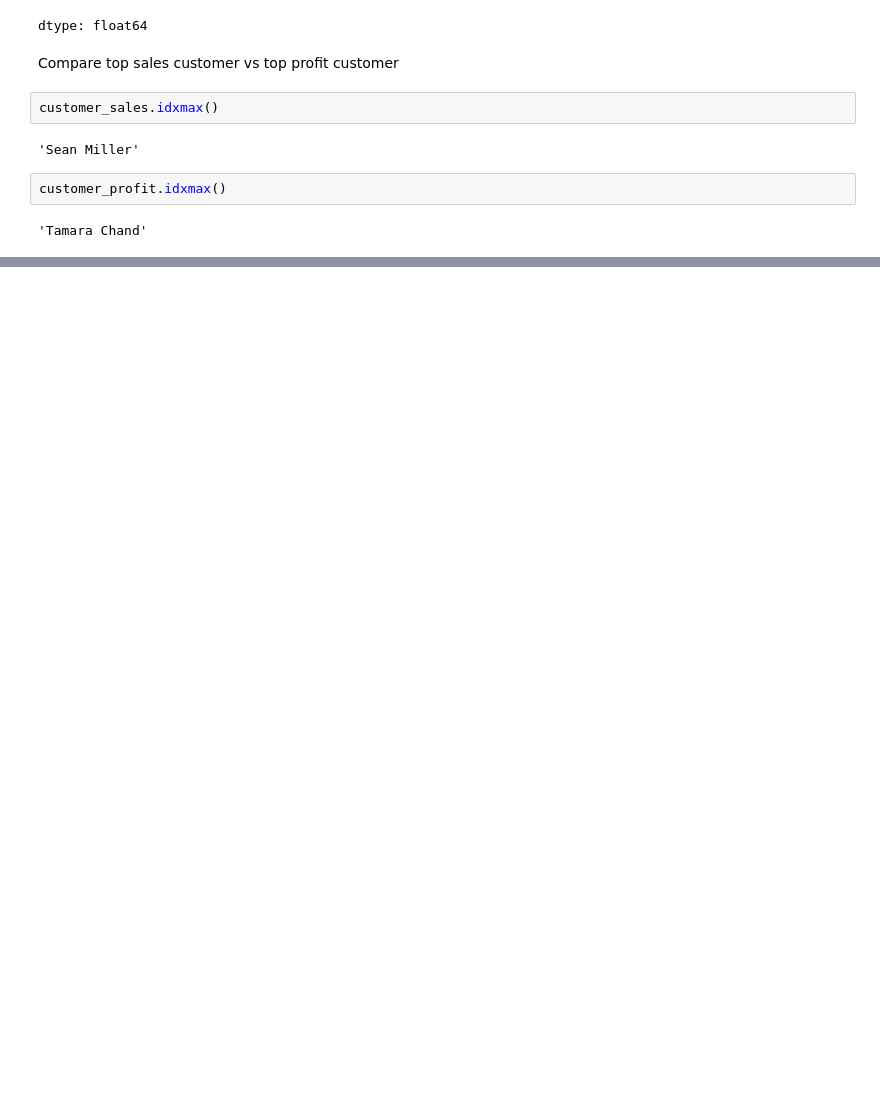
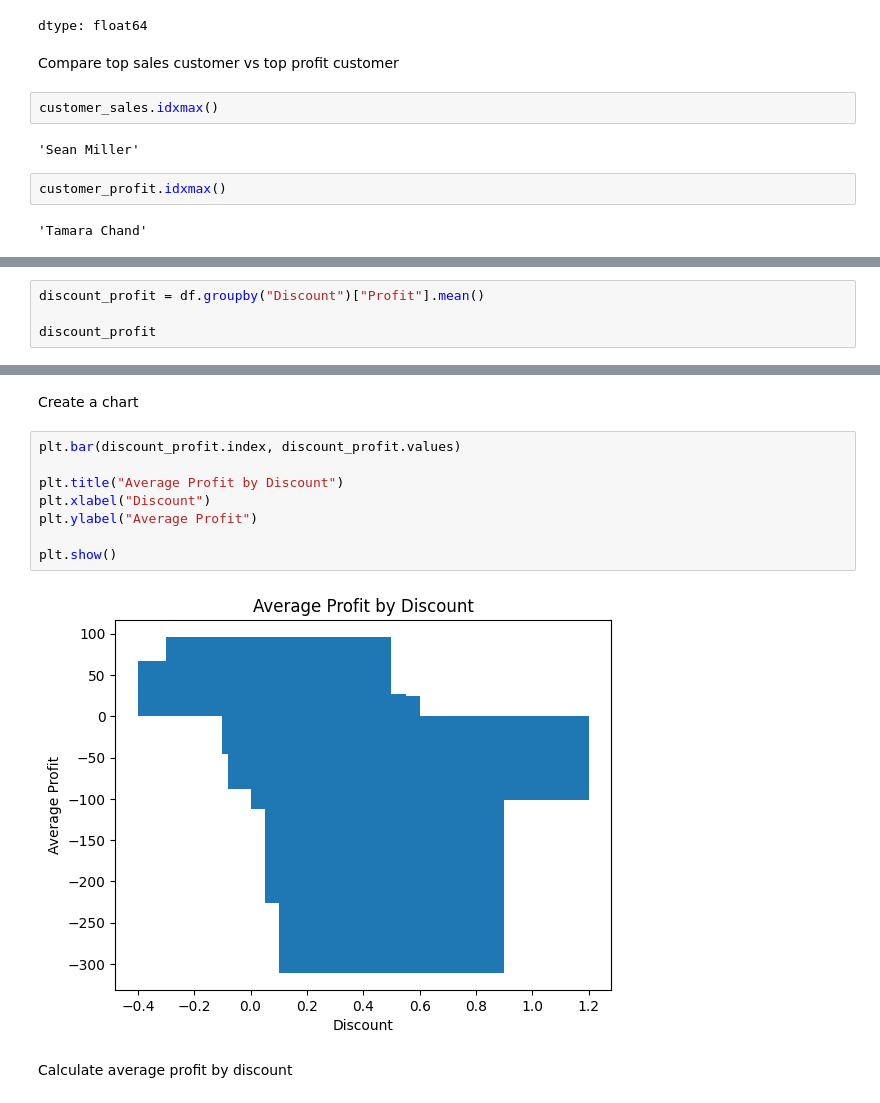
Before and after one commit to mukund1040/Data-Analytics-Projects, a Jupyter notebook: 02-Sales-Data-Analysis/Sales_Data_Analysis.ipynb, the cells around one changed output, grey strips where cells are left out. Drawn from its saved outputs; the diff is of its cells as text; blank space fills up the shorter version.

```diff
--- a/02-Sales-Data-Analysis/Sales_Data_Analysis.ipynb
+++ b/02-Sales-Data-Analysis/Sales_Data_Analysis.ipynb
@@ -640,0 +806,4 @@ customer_profit.idxmax()
+# %%
+discount_profit = df.groupby("Discount")["Profit"].mean()
+
+discount_profit
@@ -640,0 +826,14 @@ customer_profit.idxmax()
+# %% [markdown]
+Create a chart
+# %%
+plt.bar(discount_profit.index, discount_profit.values)
+
+plt.title("Average Profit by Discount")
+plt.xlabel("Discount")
+plt.ylabel("Average Profit")
+
+plt.show()
+# %% [output]
+[figure, added]
+# %% [markdown]
+Calculate average profit by discount
```
Also changed, not shown: parts of 92 cells of this notebook.
